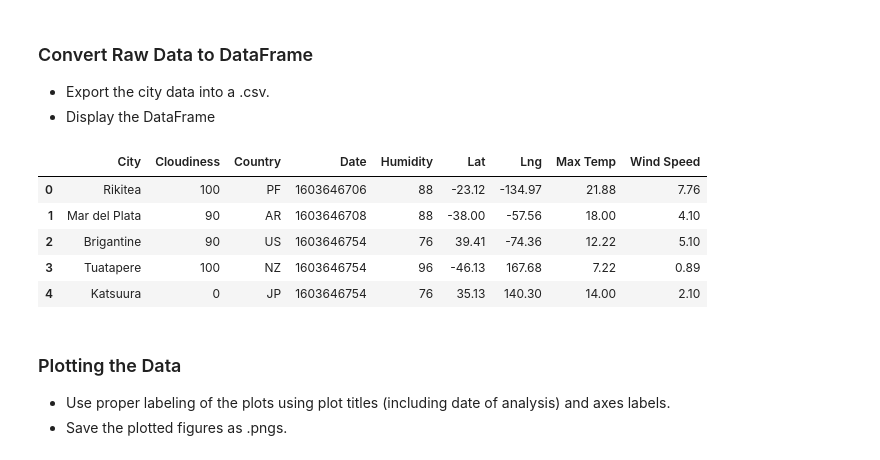
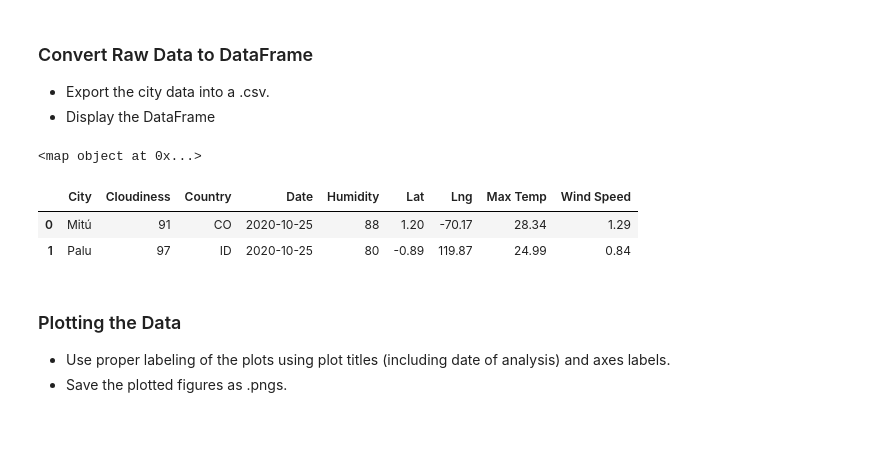
Before and after one commit to samuelceron/python-api-challenge, a Jupyter notebook: WeatherPy.ipynb, the cells around one changed output. Cells and saved outputs as stored; diff of their text form; code cells hidden in the pictures; blank space fills up the shorter version.

Commit message:
Timestamp to datetime solved

```diff
--- a/WeatherPy.ipynb
+++ b/WeatherPy.ipynb
@@ -70,7 +71,8 @@ wind_speed = []
 url = "http://api.openweathermap.org/data/2.5/weather?units=metric&"
 #Loop cities list requesting data from the weather api
 x = 1
-for city in cities:
+
+for city in ["mitu","palu"]:
     #city=city
     query_url = url + "appid=" + weather_api_key + "&q=" + city
     response = requests.get(query_url).json()
@@ -114,25 +101,36 @@ Processing record 575|arlit
 * Display the DataFrame
 # %%
 #Build DF with the data retrieved from the API
+
+date2 = date
+date2 = map(datetime.utcfromtimestamp,date2)
+date2 = map(datetime.date,date2)
+print(date2)
+
+#Converting Date and time
+# timestamp = 1603649905
+# converted_timestamp = datetime.utcfromtimestamp(timestamp)
+# shortened_timestamp = datetime.date(converted_timestamp)
+# print(shortened_timestamp)
+
 city_df = pd.DataFrame({"City":name,
                         "Cloudiness":cloudiness,
                         "Country":country,
-                        "Date":date,
+                        "Date": date2,
                         "Humidity":humidity,
                         "Lat":lat,
                         "Lng":lng,
                         "Max Temp":max_temp,
                         "Wind Speed":wind_speed
                         })
+
 #Display head DF to verify
 city_df.head()
 # %% [output]
+<map object at 0x...>
 |  | City | Cloudiness | Country | Date | Humidity | Lat | Lng | Max Temp | Wind Speed |
-| 0 | Rikitea | 100 | PF | 1603646706 | 88 | -23.12 | -134.97 | 21.88 | 7.76 |
-| 1 | Mar del Plata | 90 | AR | 1603646708 | 88 | -38.00 | -57.56 | 18.00 | 4.10 |
-| 2 | Brigantine | 90 | US | 1603646754 | 76 | 39.41 | -74.36 | 12.22 | 5.10 |
-| 3 | Tuatapere | 100 | NZ | 1603646754 | 96 | -46.13 | 167.68 | 7.22 | 0.89 |
-| 4 | Katsuura | 0 | JP | 1603646754 | 76 | 35.13 | 140.30 | 14.00 | 2.10 |
+| 0 | Mitú | 91 | CO | 2020-10-25 | 88 | 1.20 | -70.17 | 28.34 | 1.29 |
+| 1 | Palu | 97 | ID | 2020-10-25 | 80 | -0.89 | 119.87 | 24.99 | 0.84 |
 # %% [markdown]
 ### Plotting the Data
 * Use proper labeling of the plots using plot titles (including date of analysis) and axes labels.
```
Also changed, not shown: parts of 2 cells of this notebook.
